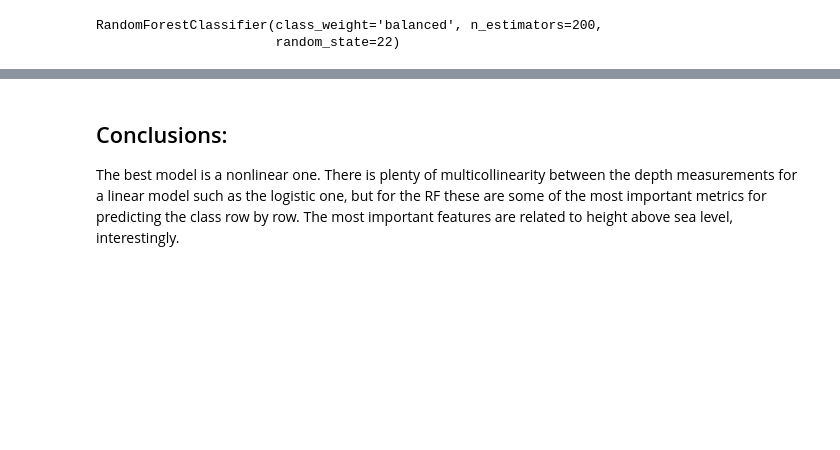
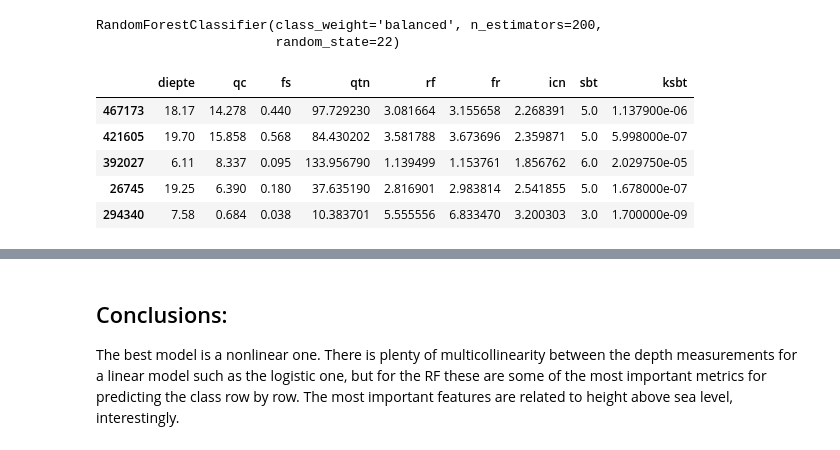
Before and after one commit to VoeP/CPT_usecase, a Jupyter notebook: modeling/EDA.ipynb, the cells around one changed output, grey strips where cells are left out. Saved outputs shown, nothing was run; the diff lists cells and outputs as text; code cells hidden in the pictures; blank space fills up the shorter version.

```diff
--- a/modeling/EDA.ipynb
+++ b/modeling/EDA.ipynb
@@ -269,6 +273,15 @@ model3.fit(X_train, y_train)
 # %% [output]
 RandomForestClassifier(class_weight='balanced', n_estimators=200,
                        random_state=22)
+# %%
+X_train.head()
+# %% [output]
+|  | diepte | qc | fs | qtn | rf | fr | icn | sbt | ksbt |
+| 467173 | 18.17 | 14.278 | 0.440 | 97.729230 | 3.081664 | 3.155658 | 2.268391 | 5.0 | 1.137900e-06 |
+| 421605 | 19.70 | 15.858 | 0.568 | 84.430202 | 3.581788 | 3.673696 | 2.359871 | 5.0 | 5.998000e-07 |
+| 392027 | 6.11 | 8.337 | 0.095 | 133.956790 | 1.139499 | 1.153761 | 1.856762 | 6.0 | 2.029750e-05 |
+| 26745 | 19.25 | 6.390 | 0.180 | 37.635190 | 2.816901 | 2.983814 | 2.541855 | 5.0 | 1.678000e-07 |
+| 294340 | 7.58 | 0.684 | 0.038 | 10.383701 | 5.555556 | 6.833470 | 3.200303 | 3.0 | 1.700000e-09 |
 # %%
 y_pred = model3.predict(X_test)
 # %%
```
Also changed, not shown: parts of 9 cells of this notebook, 3 other files.
